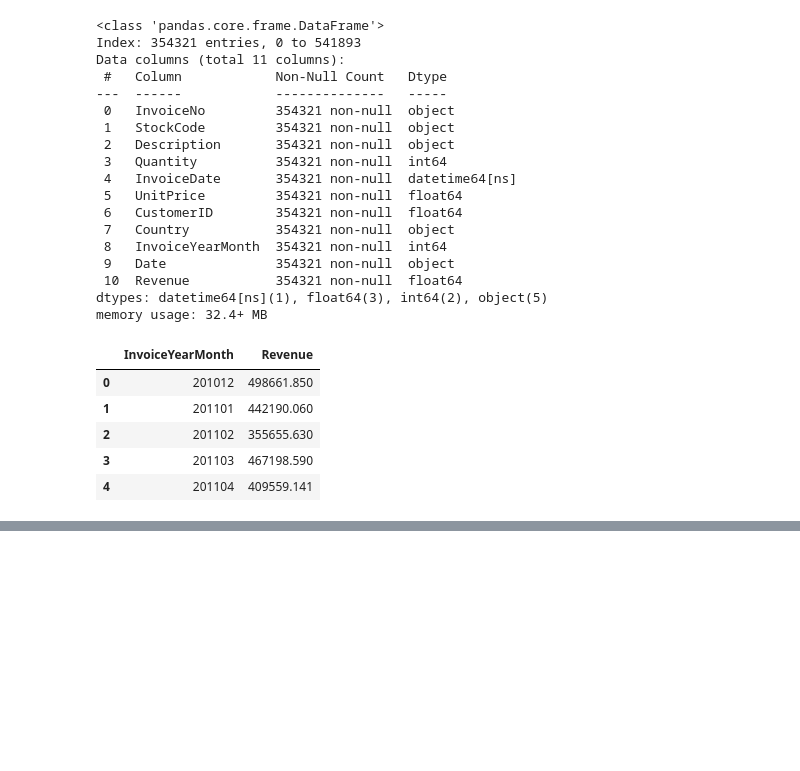
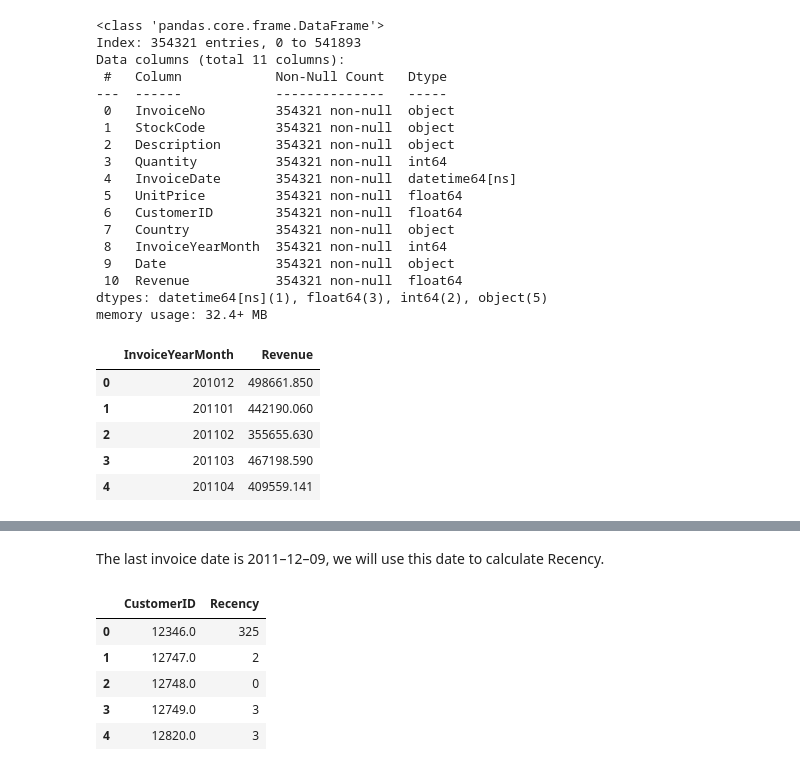
Before and after one commit to hmtalha786/Book-Recommendation-System, a Jupyter notebook: Code.ipynb, the cells around one changed output, grey strips where cells are left out. Cells and saved outputs as stored; diff of their text form; code cells hidden in the pictures; blank space fills up the shorter version.

```diff
--- a/Code.ipynb
+++ b/Code.ipynb
@@ -312,0 +323,2 @@ pyoff.iplot(fig)
+# %% [markdown]
+The last invoice date is 2011–12–09, we will use this date to calculate Recency.
@@ -312,0 +329,17 @@ pyoff.iplot(fig)
+# %%
+# Recency
+
+df_recency = df.groupby(['CustomerID'],as_index=False)['Date'].max()
+df_recency.columns = ['CustomerID','Last_Purchase_Date']
+
+df_recency['Recency'] = df_recency.Last_Purchase_Date.apply(lambda x:(NOW - x).days)
+df_recency.drop(columns=['Last_Purchase_Date'],inplace=True)
+
+df_recency.head()
+# %% [output]
+|  | CustomerID | Recency |
+| 0 | 12346.0 | 325 |
+| 1 | 12747.0 | 2 |
+| 2 | 12748.0 | 0 |
+| 3 | 12749.0 | 3 |
+| 4 | 12820.0 | 3 |
```
Also changed, not shown: parts of 4 cells of this notebook.
